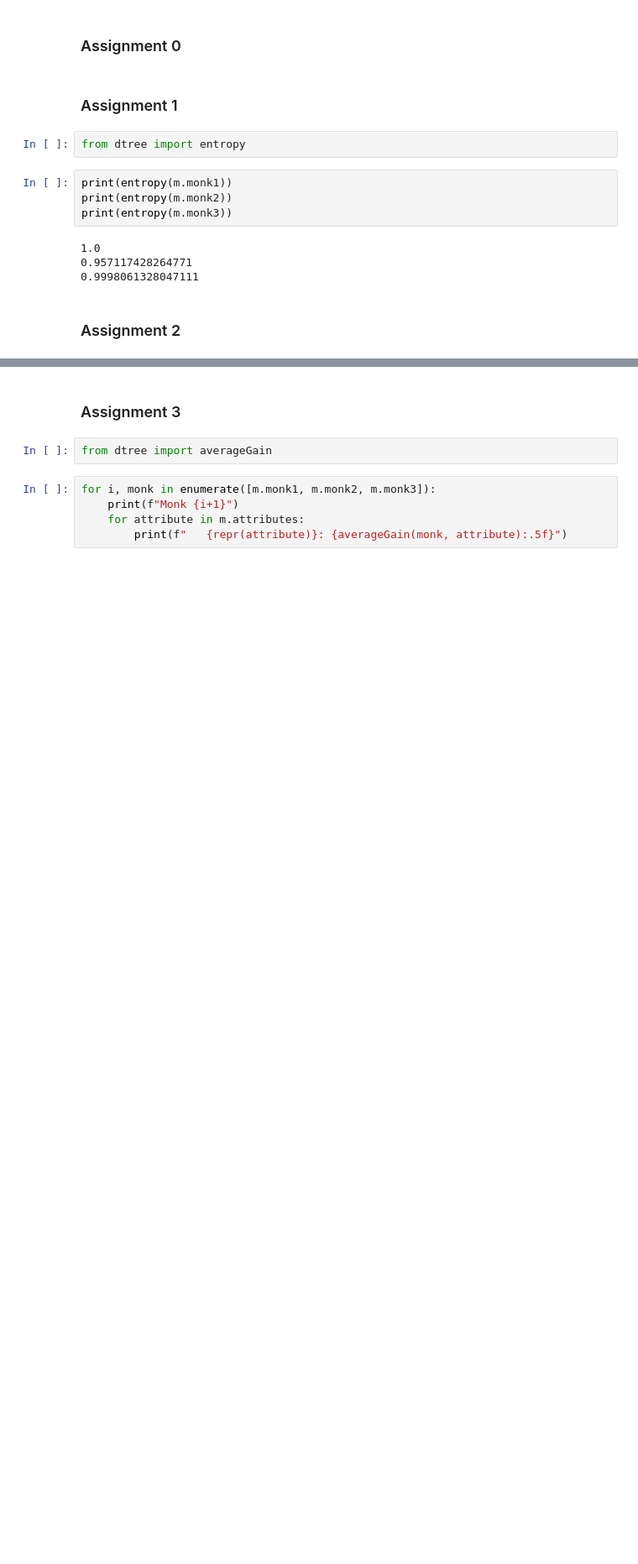
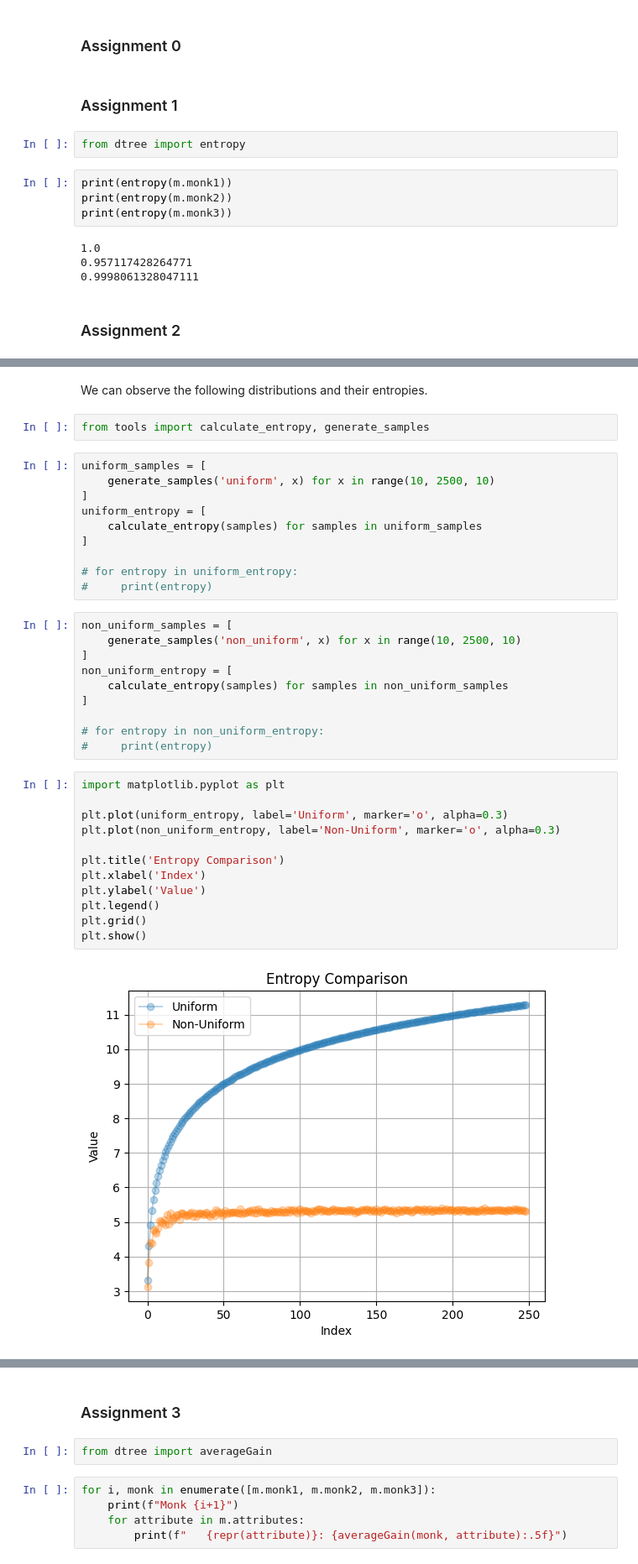
Before and after one commit to nathanansel28/DD2421, a Jupyter notebook: lab1/main.ipynb, the cells around one changed output, grey strips where cells are left out. Shown: that part at 84% size. Drawn from its saved outputs; the diff is of its cells as text; blank space fills up the shorter version.

```diff
--- a/lab1/main.ipynb
+++ b/lab1/main.ipynb
@@ -21,0 +24,38 @@ print(entropy(m.monk3))
+# %% [markdown]
+We can observe the following distributions and their entropies.
+# %%
+from tools import calculate_entropy, generate_samples
+# %%
+uniform_samples = [
+    generate_samples('uniform', x) for x in range(10, 2500, 10)
+]
+uniform_entropy = [
+    calculate_entropy(samples) for samples in uniform_samples
+]
+
+# for entropy in uniform_entropy:
+#     print(entropy)
+# %%
+non_uniform_samples = [
+    generate_samples('non_uniform', x) for x in range(10, 2500, 10)
+]
+non_uniform_entropy = [
+    calculate_entropy(samples) for samples in non_uniform_samples
+]
+
+# for entropy in non_uniform_entropy:
+#     print(entropy)
+# %%
+import matplotlib.pyplot as plt
+
+plt.plot(uniform_entropy, label='Uniform', marker='o', alpha=0.3)
+plt.plot(non_uniform_entropy, label='Non-Uniform', marker='o', alpha=0.3)
+
+plt.title('Entropy Comparison')
+plt.xlabel('Index')
+plt.ylabel('Value')
+plt.legend()
+plt.grid()
+plt.show()
+# %% [output]
+[figure, added]
```
Also changed, not shown: parts of 2 cells of this notebook, 1 other file.
